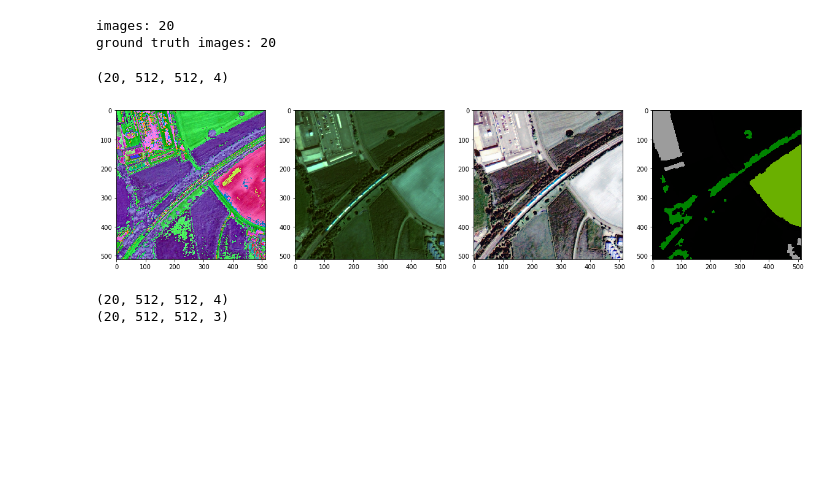
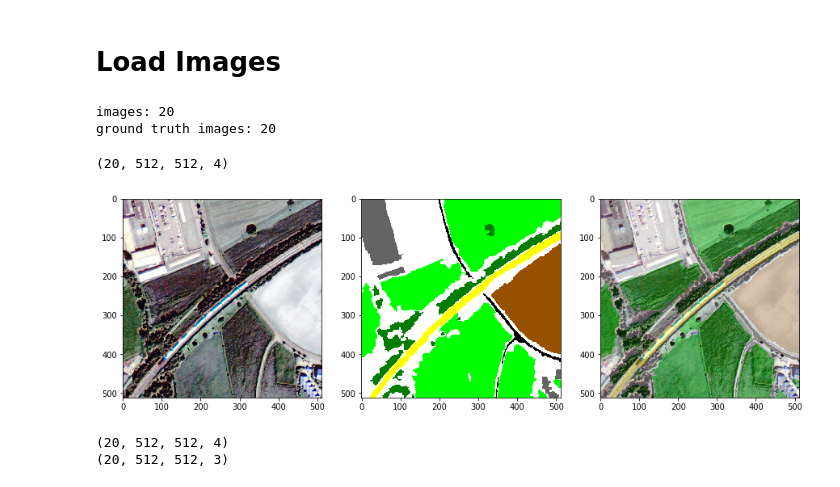
Before and after one commit to CyrilWendl/SIE-Master, a Jupyter notebook: Zurich Land Cover/Zurich Land Cover Classification.ipynb, the cells around one changed output. Cells and saved outputs as stored; diff of their text form; code cells hidden in the pictures; blank space fills up the shorter version.

```diff
--- a/Zurich Land Cover/Zurich Land Cover Classification.ipynb
+++ b/Zurich Land Cover/Zurich Land Cover Classification.ipynb
@@ -13,20 +15,19 @@ import multiprocessing
 from tqdm import tqdm_notebook
 from PIL import Image
 from skimage.util import *
-# %%
-path = os.getcwd()
-
-im_dir = r''+ path + '/Zurich_dataset/images_tif/'
-gt_dir = r''+ path + '/Zurich_dataset/groundtruth/'
-
-im_names = ns.natsorted(os.listdir(im_dir))
-gt_names = ns.natsorted(os.listdir(gt_dir))
-print("images: %i " % len(im_names))
-print("ground truth images: %i " % len(gt_names))
-# %% [output]
-images: 20
-ground truth images: 20
+# %% [markdown]
+# Load Images
 # %%
+path = os.getcwd()
+
+im_dir = r''+ path + '/Zurich_dataset/images_tif/'
+gt_dir = r''+ path + '/Zurich_dataset/groundtruth/'
+
+im_names = ns.natsorted(os.listdir(im_dir))
+gt_names = ns.natsorted(os.listdir(gt_dir))
+print("images: %i " % len(im_names))
+print("ground truth images: %i " % len(gt_names))
+
 def im_load(path, max_size = 600): # for now, only return highest [max_size] pixels, multiple of patch_size
     """load a TIF image"""
     image = np.asarray(io.imread(path)).astype(float)
@@ -47,6 +48,9 @@ def get_im_patches(im, w, h):
                 im_patch = im[j:j+w, i:i+h, :]
             list_patches.append(im_patch)
     return list_patches
+# %% [output]
+images: 20
+ground truth images: 20
 # %%
 imgs = np.asarray([im_load(im_dir + im_name, max_size = 512) for im_name in im_names])
 gt = np.asarray([im_load(gt_dir + gt_name, max_size = 512) for gt_name in gt_names])
@@ -78,17 +82,18 @@ def imgs_stretch_eq(imgs):
 
 imgs_stretch, imgs_eq = imgs_stretch_eq(imgs)
 # %%
-# Show image and its groundtruth image
+# Show image, its groundtruth image and overlay (to verify matching)
 i = 0
-fig, axes = plt.subplots(1,4)
-fig.set_size_inches(20,5)
-axes[0].imshow(imgs[i][:,:,:3], cmap='Greys_r')
-axes[1].imshow(imgs_stretch[i][:,:,:3], cmap='Greys_r')
-axes[2].imshow(imgs_eq[i][:,:,:3], cmap='Greys_r')
-axes[3].imshow(gt[i], cmap='Greys_r')
+overlay = imgs_eq[i][:,:,:3]*.7+gt[i]/255*.3
+
+fig, axes = plt.subplots(1,3)
+fig.set_size_inches(15,7)
+axes[0].imshow(imgs_eq[i][:,:,:3], cmap='Greys_r')
+axes[1].imshow(gt[i]/255, cmap='Greys_r')
+axes[2].imshow(overlay, cmap='Greys_r')
 plt.show()
 # %% [output]
-[figure, old version]
+[figure, new version]
 # %%
 imgs = imgs_eq # continue using stretched image
 # %%
```
Also changed, not shown: parts of 21 cells of this notebook, 3 other files.
